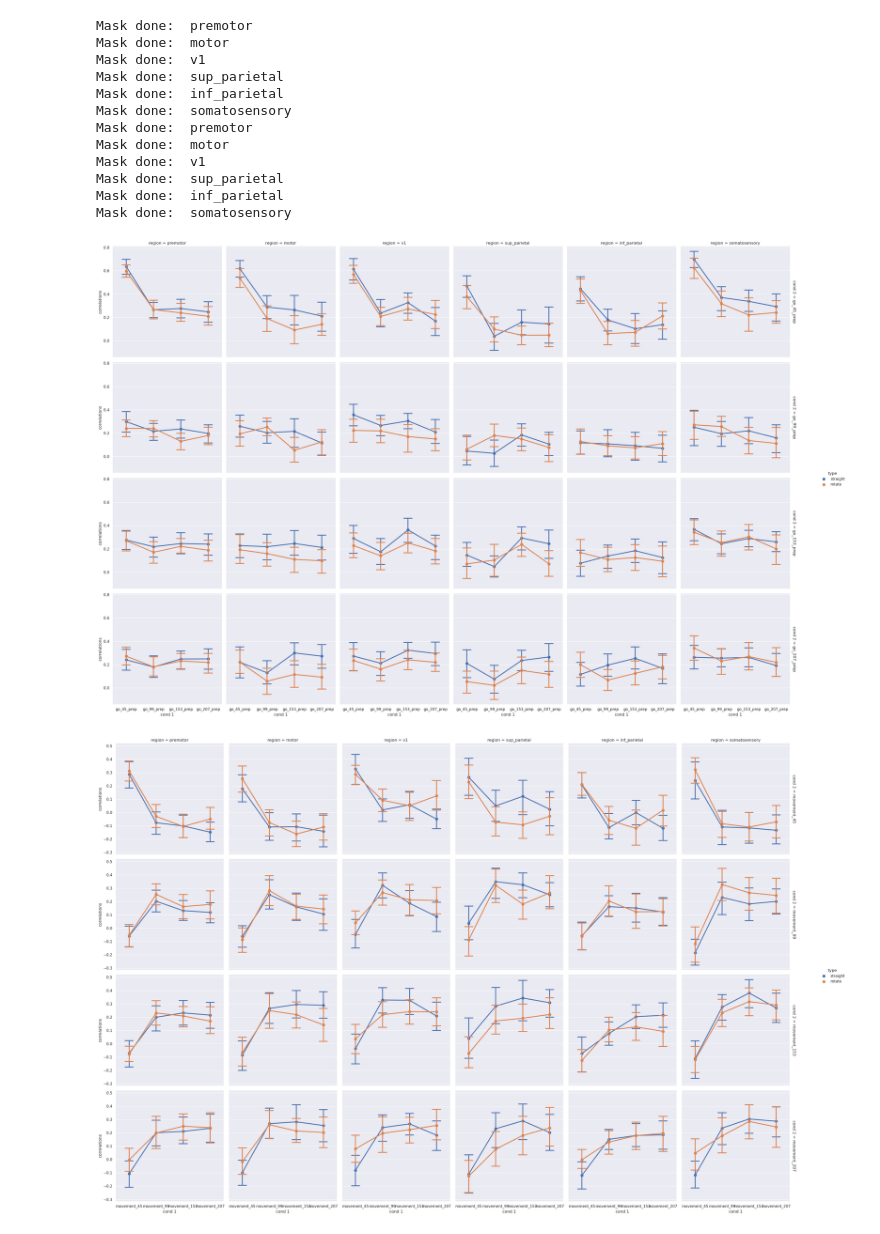
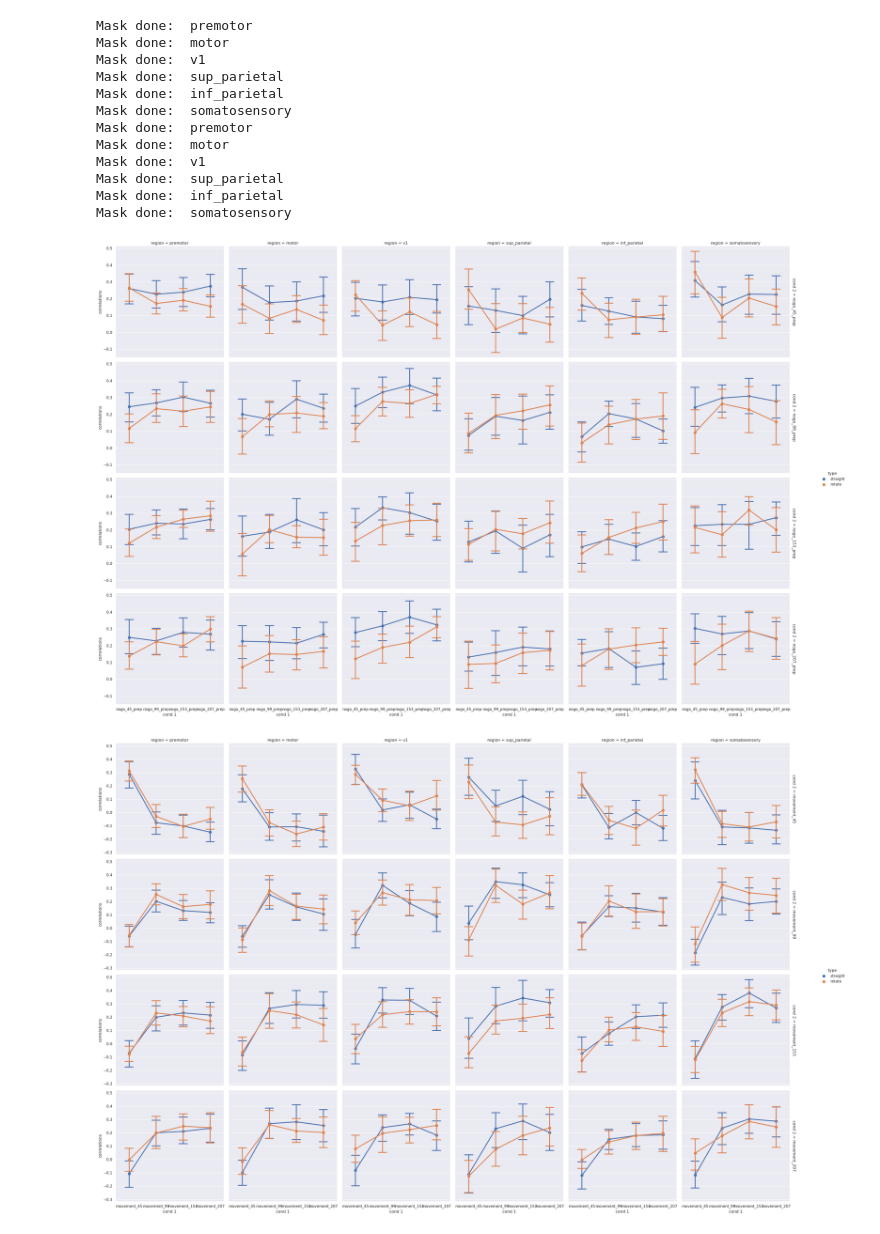
Before and after one commit to tejas-savalia/vma_fmri, a Jupyter notebook: analyses_sandbox.ipynb, the cells around one changed output. Drawn from its saved outputs; the diff is of its cells as text; code cells hidden in the pictures.

Commit message:
nogo correlations oddevenmeans done

```diff
--- a/analyses_sandbox.ipynb
+++ b/analyses_sandbox.ipynb
@@ -278,19 +281,20 @@ corr_df = pd.concat([create_corr_dict('straight', straight_corr_dict), create_co
 # %%
 corr_df.to_csv('mvpa_outputs/correlation_csvs/oddevenmean_correlations.csv', index=False)
 # %%
+corr_df = pd.read_csv('mvpa_outputs/correlation_csvs/oddevenmean_correlations.csv')
 sns.set_context('poster') #Better font sizes
 sns.set_theme()
 g = sns.catplot(
     x = 'cond 1', hue = 'type', col = 'region', y = 'correlations', row = 'cond 2',
     kind = 'point', capsize = 0.3, margin_titles = True,
     data = corr_df.loc[((corr_df['cond 1'].str.contains('prep')) & (corr_df['cond 2'].str.contains('prep')) &
-    (corr_df['cond 1'].str.startswith('go')) & (corr_df['cond 2'].str.startswith('go')))],
+    (corr_df['cond 1'].str.startswith('nogo')) & (corr_df['cond 2'].str.startswith('nogo')))],
 )
 # g.set_xticklabels(g.get_xticklabels(), rotation=45)
 
-# plt.savefig('mvpa_outputs/plots/nogo_correlations_oddevenmeans.png', dpi = 600)
+plt.savefig('mvpa_outputs/plots/nogo_correlations_oddevenmeans.png', dpi = 600)
 # %% [output]
-[figure, old version]
+[figure, new version]
 # %%
 sns.set_context('poster') #Better font sizes
 sns.set_theme()
```
Also changed, not shown: parts of 5 cells of this notebook, 1 other file.
